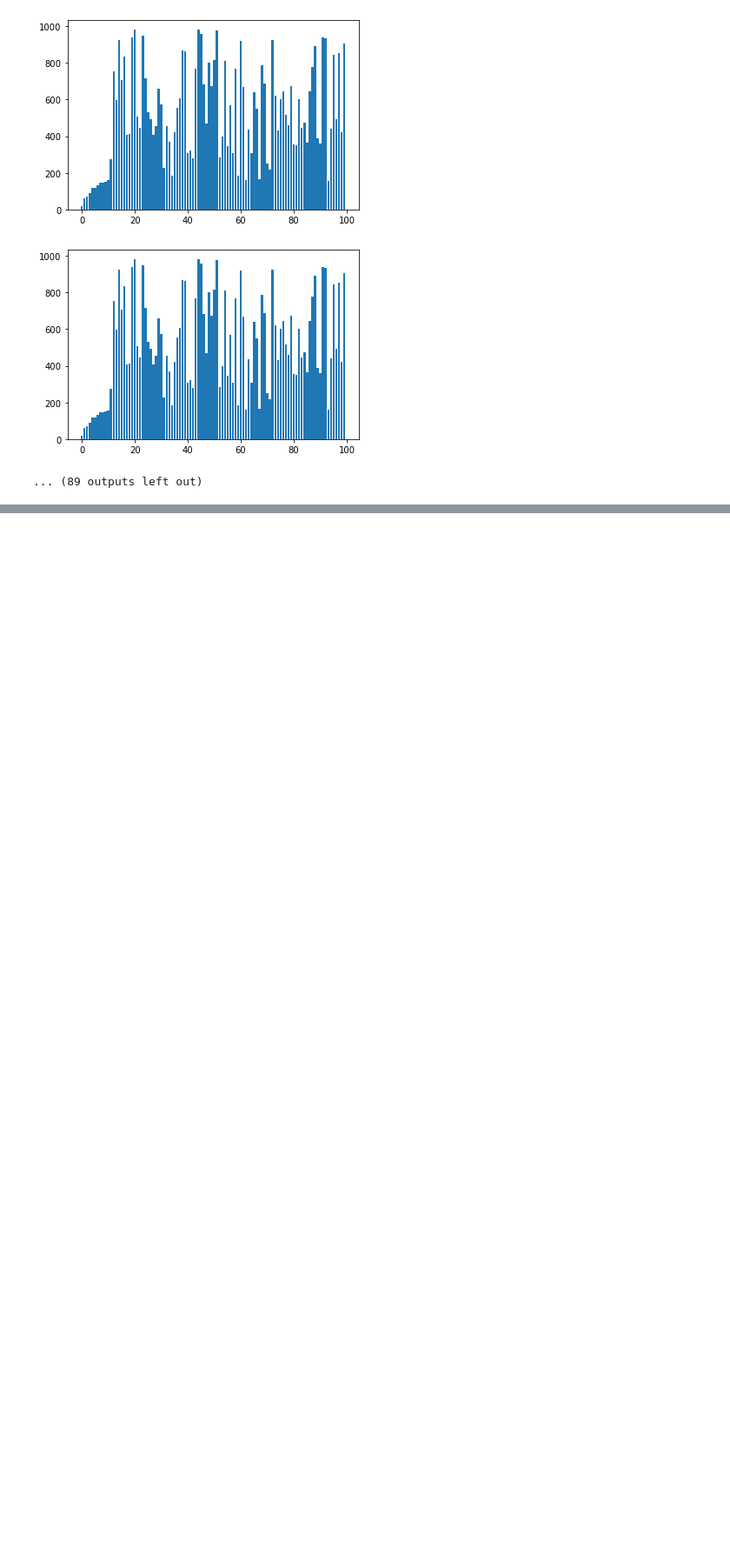
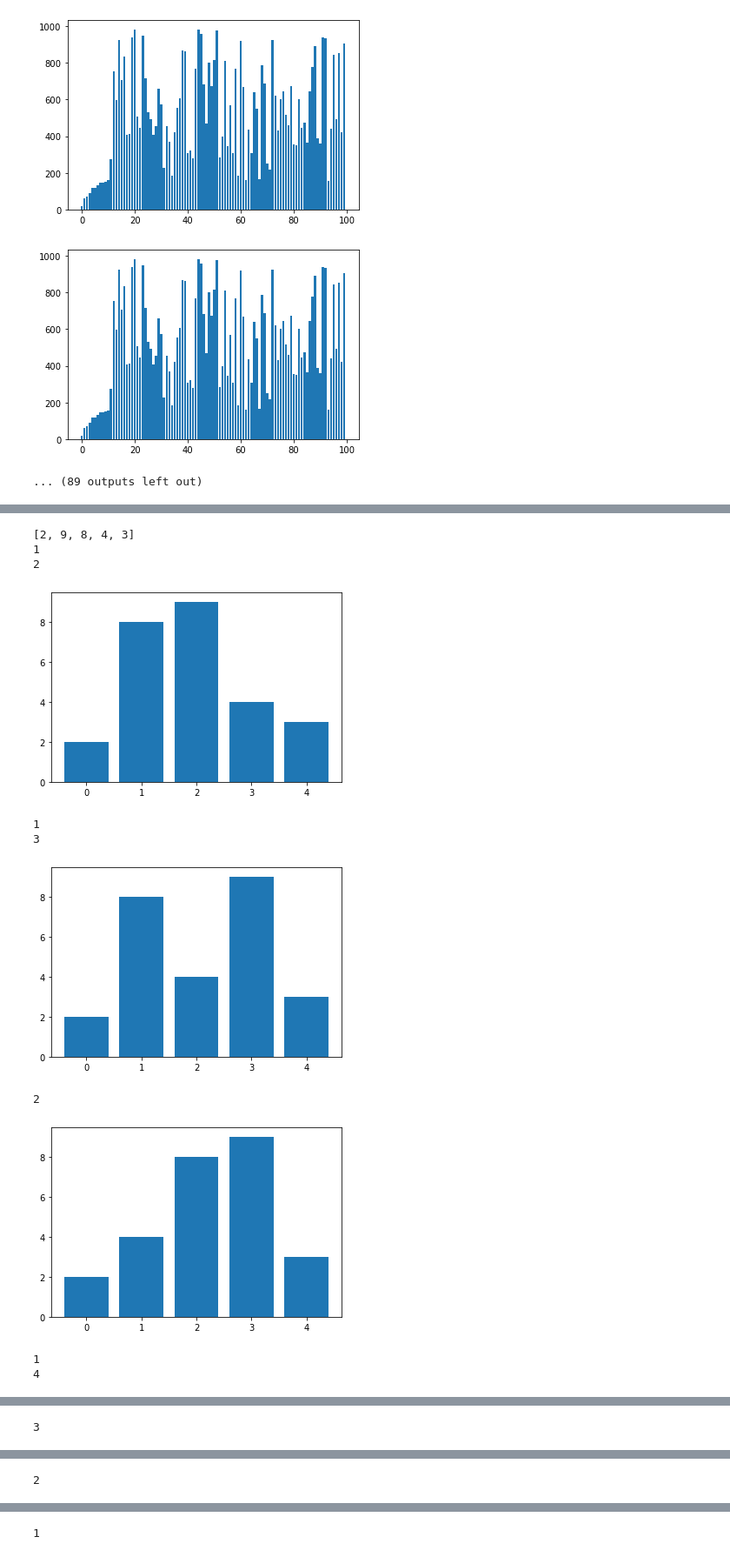
Before and after one commit to rishabh06sharma/Algorithms_Handbook, a Jupyter notebook: Algorithms notebook.ipynb, the cells around one changed output, grey strips where cells are left out. Shown at 87% size. Drawn from its saved outputs; the diff is of its cells as text; code cells hidden in the pictures; blank space fills up the shorter version.

```diff
--- a/Algorithms notebook.ipynb
+++ b/Algorithms notebook.ipynb
@@ -986,0 +989,37 @@ cl.sort_it()
+# %%
+import random
+import matplotlib.pyplot as plt
+class i_sort:
+    def __init__(self,lower_limit,upper_limit,numbers):
+        self.list=random.sample(range(lower_limit, upper_limit), numbers)
+        self.index=[i for i in range(len(self.list))]
+        print(self.list)
+
+    def swap(self,ind_1,ind_2):
+        self.list[ind_1],self.list[ind_2]=self.list[ind_2],self.list[ind_1]
+
+    def i_sort_it(self):
+        for val in range(0,len(self.list)):
+            for val_1 in range(val,0,-1):
+                print(val_1)
+                if self.list[val_1]<self.list[val_1-1]:
+                    self.swap(val_1,val_1-1)
+                else:
+                    break
+                plt.bar(self.index,self.list)
+                plt.show()
+
+cl=i_sort(0,10,5)
+cl.i_sort_it()
+# %% [output]
+[2, 9, 8, 4, 3]
+1
+2
+[figure, added]
+1
+3
+[figure, added]
+2
+[figure, added]
+1
+4
@@ -986,0 +1027 @@ cl.sort_it()
+3
@@ -986,0 +1029 @@ cl.sort_it()
+2
@@ -986,0 +1031 @@ cl.sort_it()
+1
```
Also changed, not shown: parts of 8 cells of this notebook.
